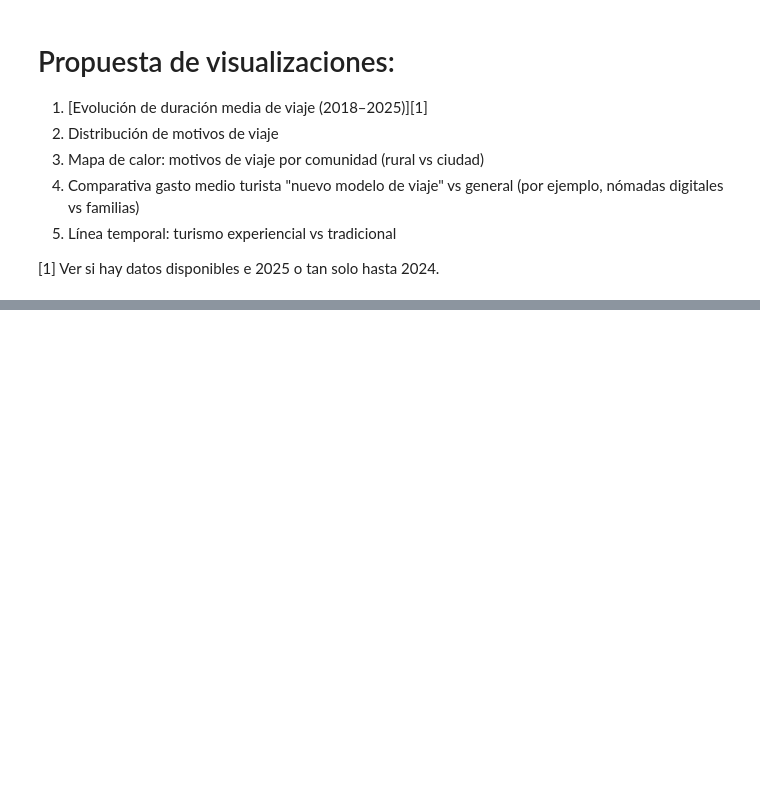
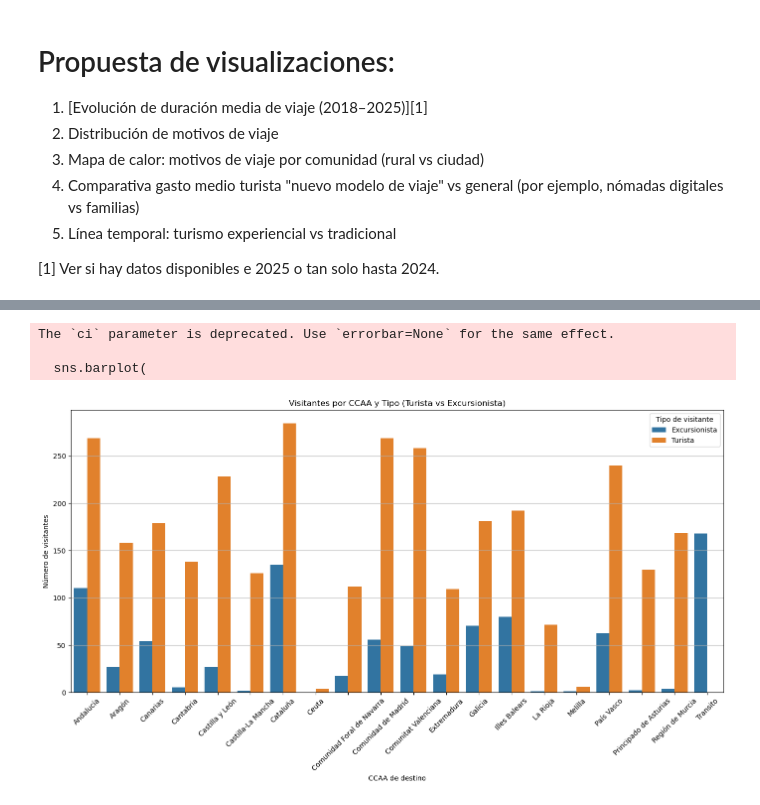
Before and after one commit to lorenabao/ETL_Turismo, a Jupyter notebook: 04_Visualization.ipynb, the cells around one changed output, grey strips where cells are left out. Drawn from its saved outputs; the diff is of its cells as text; code cells hidden in the pictures; blank space fills up the shorter version.

```diff
--- a/04_Visualization.ipynb
+++ b/04_Visualization.ipynb
@@ -25,0 +40,23 @@ NameError: name 'visitantes_ccaa_pivot' is not defined
+# %%
+plt.figure(figsize = (14, 8))
+sns.barplot(
+    data=visitantes_ccaa,
+    x="CCAA_DESTINO",
+    y="TOTAL",
+    hue="TIPO_VISITANTE_GROUP",
+    ci=None
+)
+
+plt.title("Visitantes por CCAA y Tipo (Turista vs Excursionista)")
+plt.xlabel("CCAA de destino")
+plt.ylabel("Número de visitantes")
+plt.xticks(rotation=45)
+plt.legend(title="Tipo de visitante")
+plt.tight_layout()
+plt.grid(axis='y')
+plt.show()
+# %% [output]
+The `ci` parameter is deprecated. Use `errorbar=None` for the same effect.
+
+  sns.barplot(
+[figure, added]
```
Also changed, not shown: parts of 4 cells of this notebook, 2 other files.
